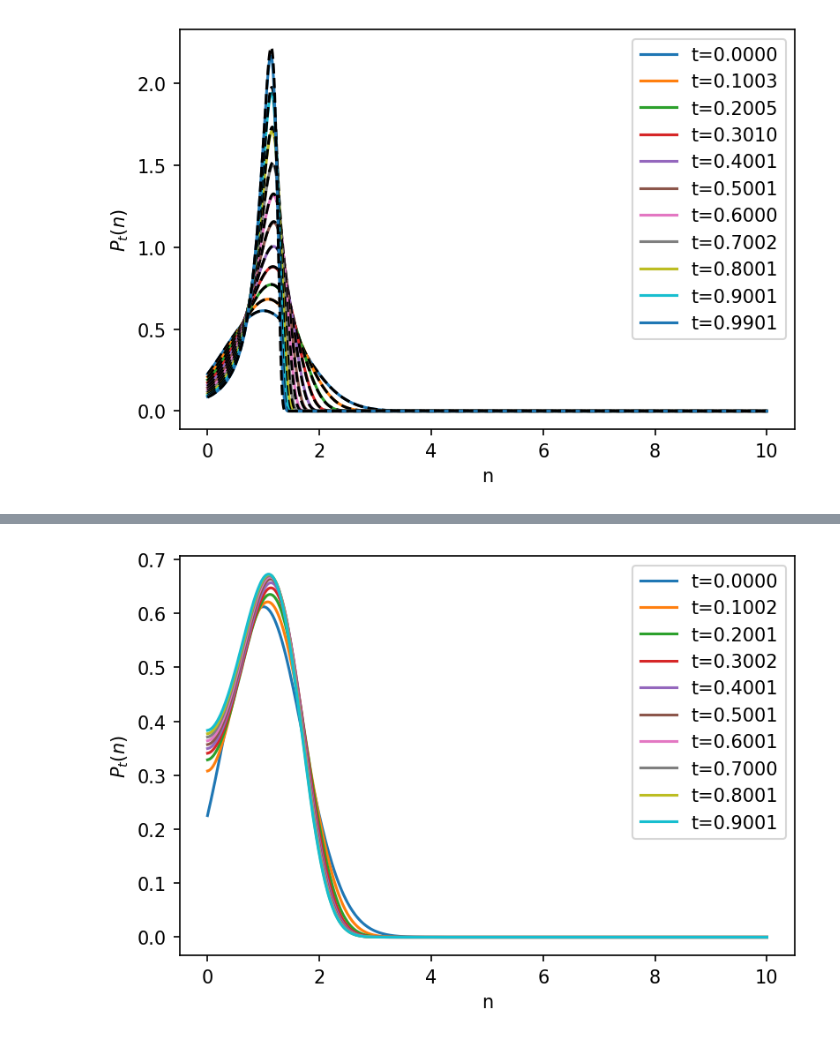
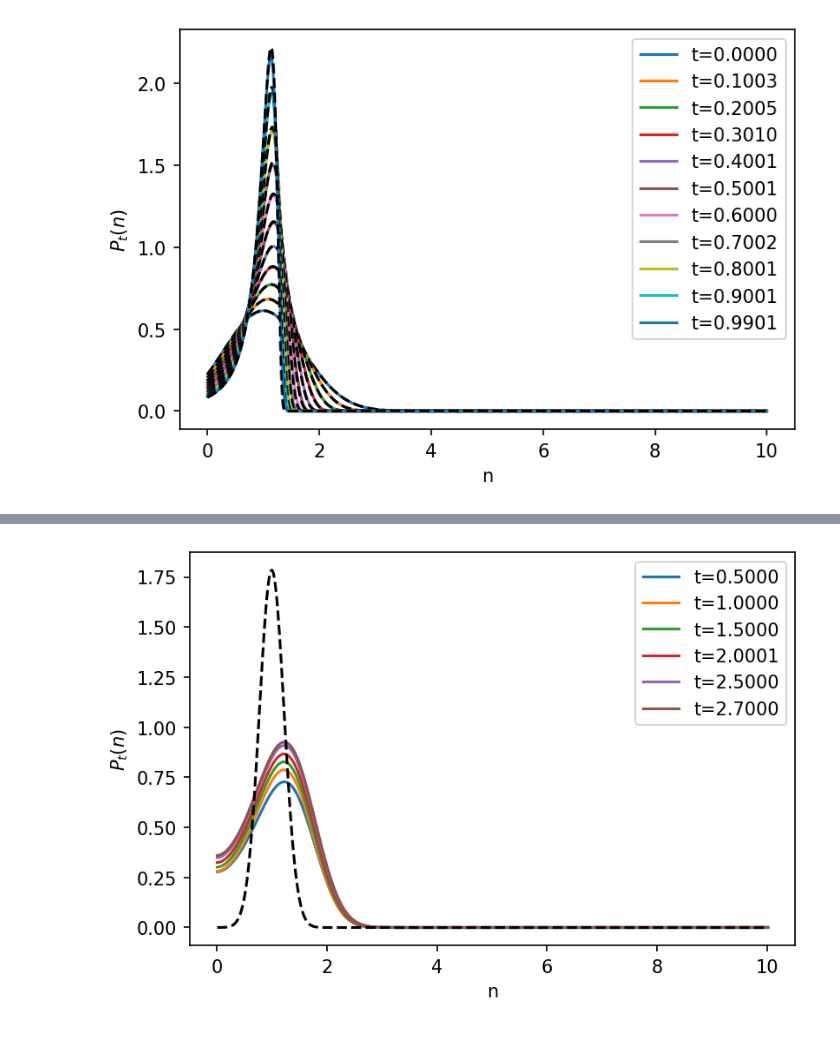
Before and after one commit to d4v1d-cub/Ecology, a Jupyter notebook: process_FokkerPlanck.ipynb, the cells around one changed output, grey strips where cells are left out. Cells and saved outputs as stored; diff of their text form; code cells hidden in the pictures.

Commit message:
integrating Fokker Planck

```diff
--- a/process_FokkerPlanck.ipynb
+++ b/process_FokkerPlanck.ipynb
@@ -65,3 +81,19 @@ def plot_distr_compare_theory(grid, times, probs_in_time, times_to_plot, n0, sig
+# %%
+def get_inf_G(temp, grid):
+    n = grid[0]
+    if n == 0:
+        offset = 1
+    else:
+        offset = 0
+    Ginf = np.zeros(len(grid) - offset)
+    normalization = 0.0
+    n = grid[0 + offset]
+    Ginf[0] = np.exp(-(n - 1) * (n - 1) / 2 / temp)
+    for i in range(1, len(grid) - offset):
+        n = grid[i + offset]
+        Ginf[i] = np.exp(-(n - 1) * (n - 1) / 2 / temp)
+        normalization += (Ginf[i] + Ginf[i - 1]) * (grid[i + offset] - grid[i - 1 + offset]) / 2
+    return Ginf / normalization, offset
 # %%
 def plot_distr_compare_steady_state(grid, times, probs_in_time, times_to_plot,
                                     temp, lda):
@@ -89,3 +129,18 @@ def plot_distr_compare_steady_state(grid, times, probs_in_time, times_to_plot,
+# %%
+def plot_G_compare_steady_state(grid, times, probs_in_time, times_to_plot,
+                                temp):
+    plt.figure()
+    for i in range(len(times_to_plot)):
+        index = np.argmin(np.abs(times - times_to_plot[i]))
+        t = times[index]
+        prob = probs_in_time[index, :]
+        plt.plot(grid, prob, label="t={:.4f}".format(t))
+    Ginf, offset = get_inf_G(temp, grid)
+    plt.plot(grid[offset:], Ginf, linestyle='--', c='black')
+    plt.xlabel('n')
+    plt.ylabel(r'$P_t(n)$')
+    plt.legend(loc='best')
+    plt.show()
 # %%
 temp = "0.000"
 lda = "0.0e+00"
@@ -110,22 +186,22 @@ plot_distr_compare_theory(grid, times, prob_in_time, times_to_plot, n0, sigma0)
 # %%
 temp = "0.050"
 lda = "1.0e-01"
 nmax = "10.00"
 npoints = "1000"
-tmax = "1.00"
+tmax = "10.00"
 atol = "1.0e-06"
 rtol = "1.0e-06"
 dt0 = "1.0e-06"
 n0 = "1.00"
 sigma0 = "0.71"
-ts = "0.0100"
+ts = "0.0050"
 maxiter = "10000"
 filtersize = "5"
 sigmaf = "1.000"
-filename = f'Debug/FokkerPlanck_single_var_temp_{temp}_lambda_{lda}_nmax_{nmax}_npoints_{npoints}_tmax_{tmax}_atol_{atol}_rtol_{rtol}_dt0_{dt0}_n0_{n0}_sigma0_{sigma0}_ts_{ts}_maxiter_{maxiter}_filtersize_{filtersize}_sigmaf_{sigmaf}.txt'
-times_to_plot = [0, 0.1, 0.2, 0.3, 0.4, 0.5, 0.6, 0.7, 0.8, 0.9]
+filename = f'Debug/FokkerPlanck_single_var_avoid_divergence_G_temp_{temp}_lambda_{lda}_nmax_{nmax}_npoints_{npoints}_tmax_{tmax}_atol_{atol}_rtol_{rtol}_dt0_{dt0}_n0_{n0}_sigma0_{sigma0}_ts_{ts}_maxiter_{maxiter}_filtersize_{filtersize}_sigmaf_{sigmaf}.txt'
+times_to_plot = [0.5, 1.0, 1.5, 2.0, 2.5, 2.7]
 grid, times, prob_in_time, temp, lda, n0, sigma0 = read_P(filename)
-plot_distr(grid, times, prob_in_time, times_to_plot)
+plot_G_compare_steady_state(grid, times, prob_in_time, times_to_plot, temp)
 # %% [output]
-[figure, old version]
+[figure, new version]
 # %%
```
Also changed, not shown: parts of 7 cells of this notebook, 1 other file.
